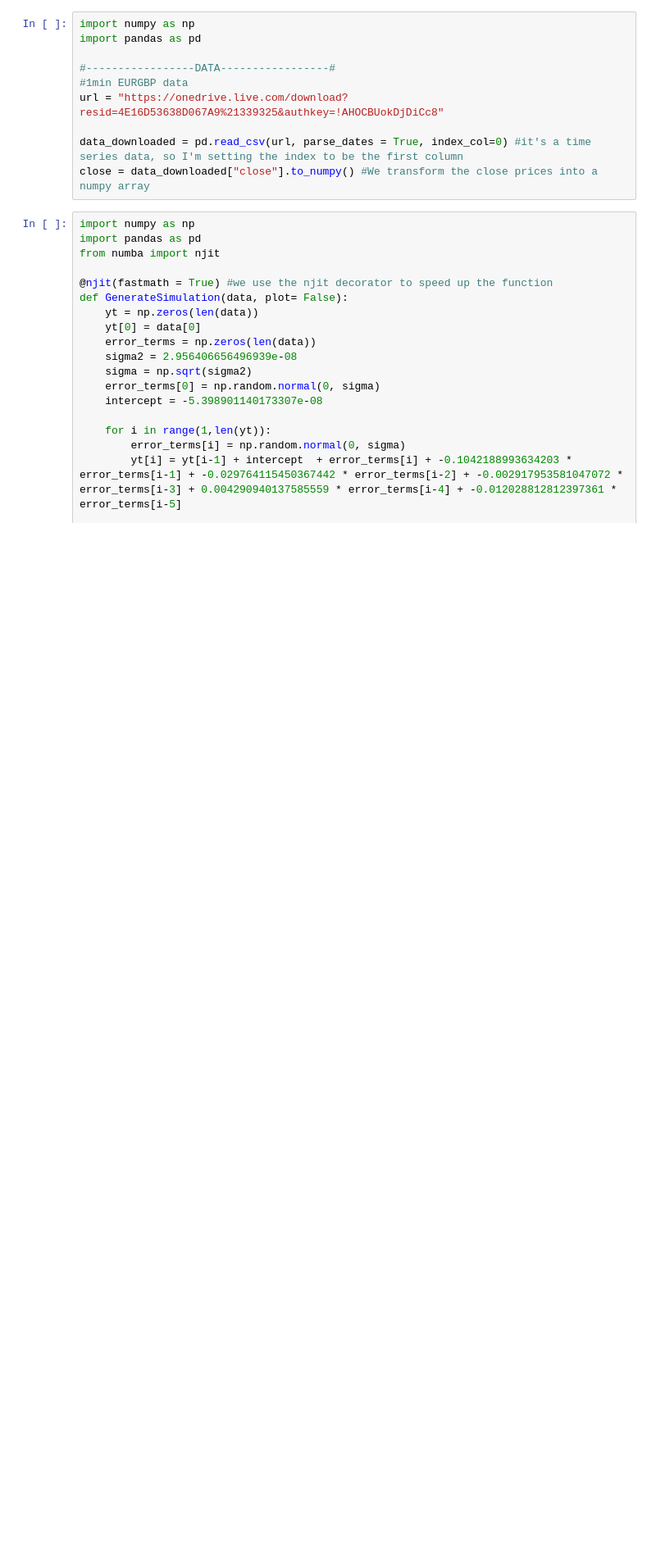
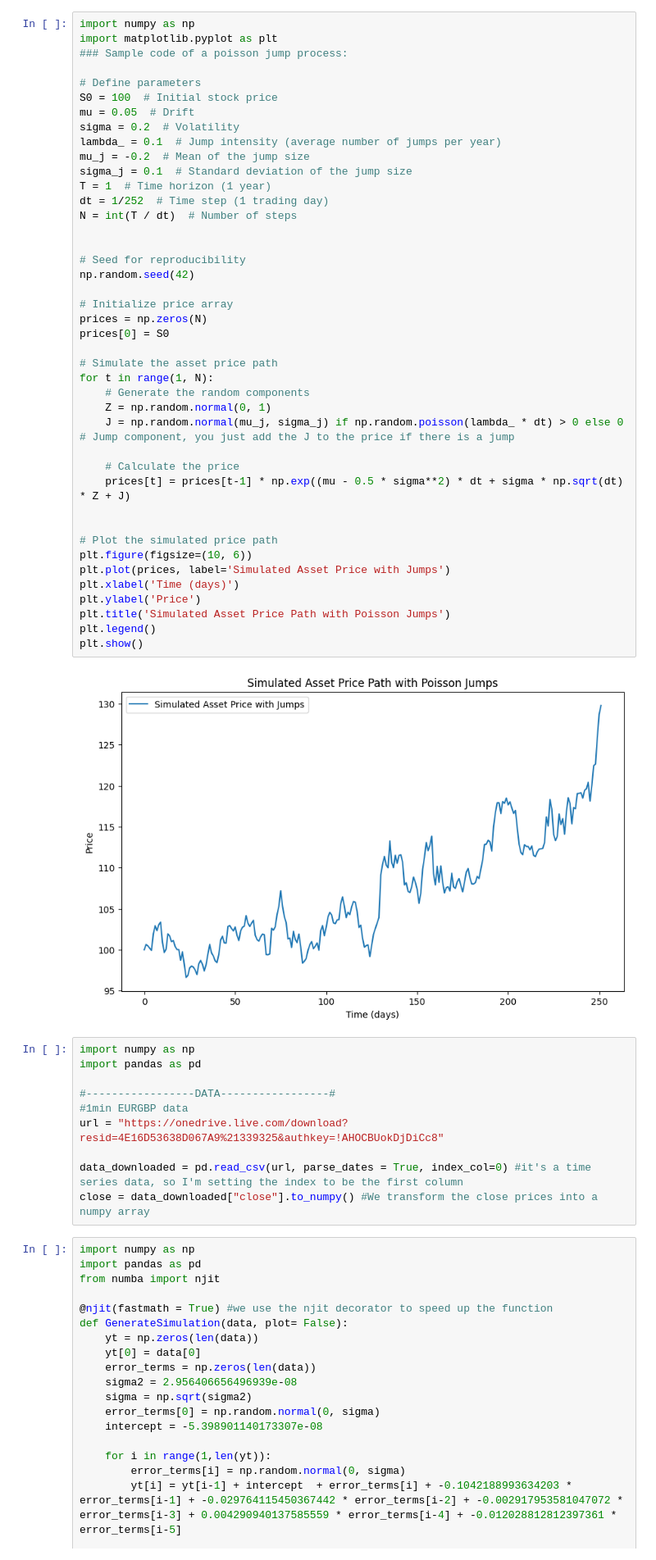
Before and after one commit to edoardoCame/PythonMiniTutorials, a Jupyter notebook: trading strategies/MyOwnBacktester/SIMULATIONS optimization BBs/arima sim with jumps.ipynb, the cells around one changed output. Shown at 82% size. Saved outputs shown, nothing was run; the diff lists cells and outputs as text; blank space fills up the shorter version.

Commit message:
chore: Update name and add chart

```diff
--- a/trading strategies/MyOwnBacktester/SIMULATIONS optimization BBs/arima sim with jumps.ipynb
+++ b/trading strategies/MyOwnBacktester/SIMULATIONS optimization BBs/arima sim with jumps.ipynb
@@ -1,3 +8,47 @@
+# %%
+import numpy as np
+import matplotlib.pyplot as plt
+### Sample code of a poisson jump process:
+
+# Define parameters
+S0 = 100  # Initial stock price
+mu = 0.05  # Drift
+sigma = 0.2  # Volatility
+lambda_ = 0.1  # Jump intensity (average number of jumps per year)
+mu_j = -0.2  # Mean of the jump size
+sigma_j = 0.1  # Standard deviation of the jump size
+T = 1  # Time horizon (1 year)
+dt = 1/252  # Time step (1 trading day)
+N = int(T / dt)  # Number of steps
+
+
+# Seed for reproducibility
+np.random.seed(42)
+
+# Initialize price array
+prices = np.zeros(N)
+prices[0] = S0
+
+# Simulate the asset price path
+for t in range(1, N):
+    # Generate the random components
+    Z = np.random.normal(0, 1)
+    J = np.random.normal(mu_j, sigma_j) if np.random.poisson(lambda_ * dt) > 0 else 0 # Jump component, you just add the J to the price if there is a jump
+
+    # Calculate the price
+    prices[t] = prices[t-1] * np.exp((mu - 0.5 * sigma**2) * dt + sigma * np.sqrt(dt) * Z + J)
+
+
+# Plot the simulated price path
+plt.figure(figsize=(10, 6))
+plt.plot(prices, label='Simulated Asset Price with Jumps')
+plt.xlabel('Time (days)')
+plt.ylabel('Price')
+plt.title('Simulated Asset Price Path with Poisson Jumps')
+plt.legend()
+plt.show()
+# %% [output]
+[figure, added]
 # %%
 import numpy as np
 import pandas as pd
```
Also changed, not shown: parts of 1 cell of this notebook.
